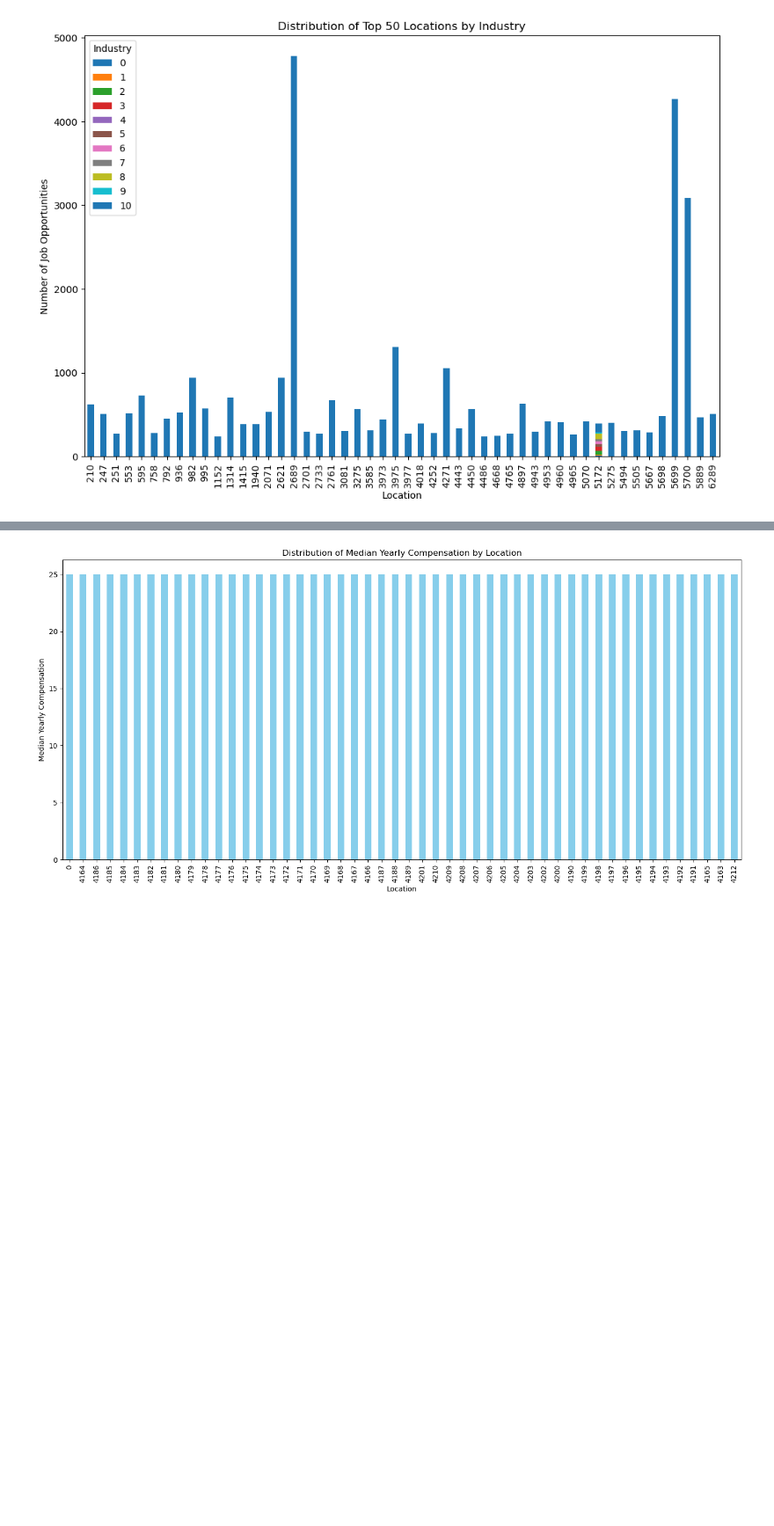
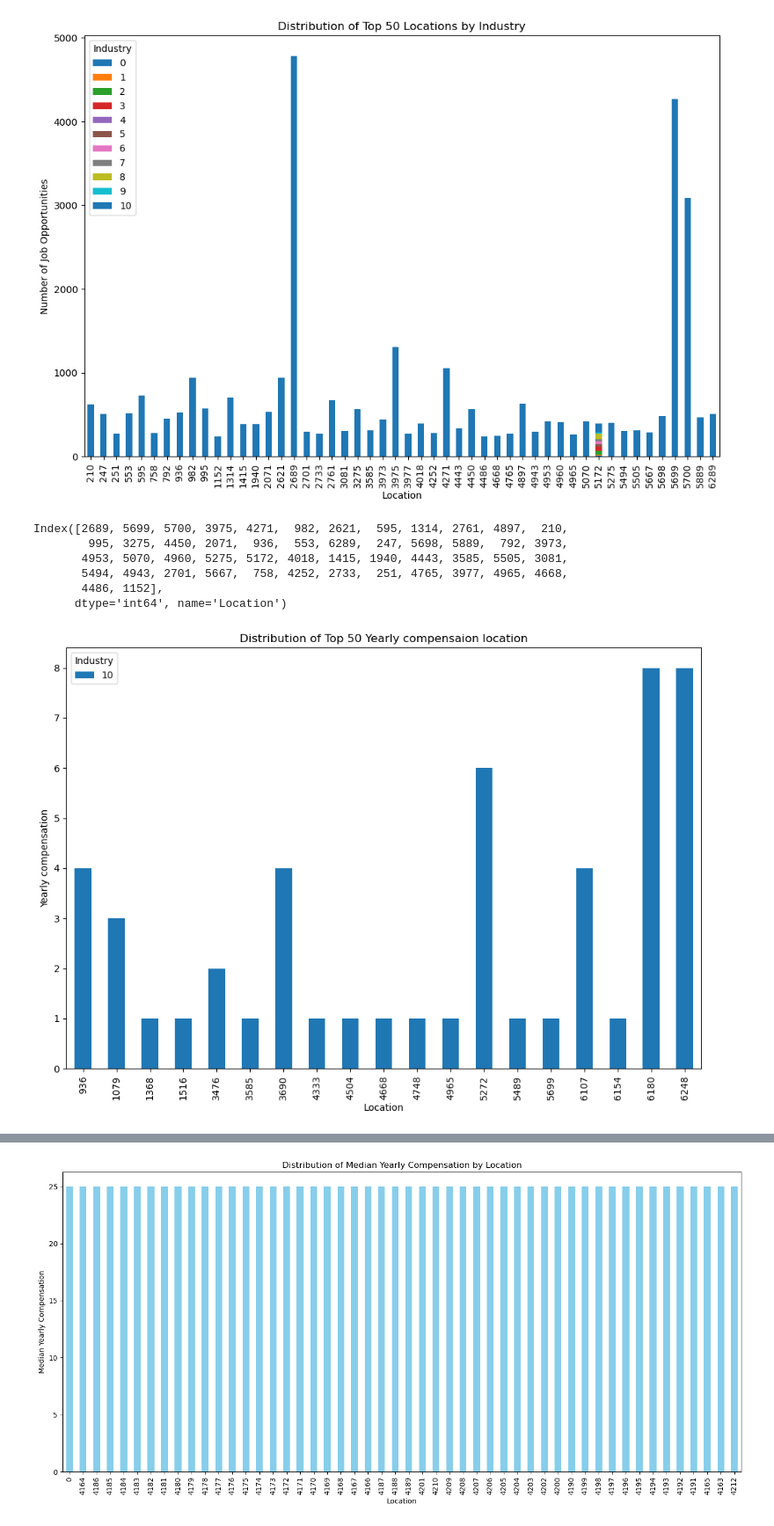
Before and after one commit to rahul0776/Job-Market-Trends, a Jupyter notebook: DIC_Abhinav_notebook.ipynb, the cells around one changed output, grey strips where cells are left out. Shown at 88% size. Drawn from its saved outputs; the diff is of its cells as text; code cells hidden in the pictures; blank space fills up the shorter version.

```diff
--- a/DIC_Abhinav_notebook.ipynb
+++ b/DIC_Abhinav_notebook.ipynb
@@ -327,3 +328,23 @@ plt.ylabel('Number of Job Opportunities')
 plt.show()
 # %% [output]
 [figure]
+# %%
+top_locations
+# %% [output]
+Index([2689, 5699, 5700, 3975, 4271,  982, 2621,  595, 1314, 2761, 4897,  210,
+        995, 3275, 4450, 2071,  936,  553, 6289,  247, 5698, 5889,  792, 3973,
+       4953, 5070, 4960, 5275, 5172, 4018, 1415, 1940, 4443, 3585, 5505, 3081,
+       5494, 4943, 2701, 5667,  758, 4252, 2733,  251, 4765, 3977, 4965, 4668,
+       4486, 1152],
+      dtype='int64', name='Location')
+# %%
+filtered_data = df.sort_values(by='YearlyCompensation', ascending=False).head(50)
+
+# Group and plot
+plot_data = filtered_data.groupby(['Location', 'Industry']).size().unstack(fill_value=0)
+plot_data.plot(kind='bar', stacked=True, figsize=(12, 8))
+plt.title('Distribution of Top 50 Yearly compensaion location')
+plt.ylabel('Yearly compensation')
+plt.show()
+# %% [output]
+[figure, added]
```
Also changed, not shown: parts of 11 cells of this notebook.
